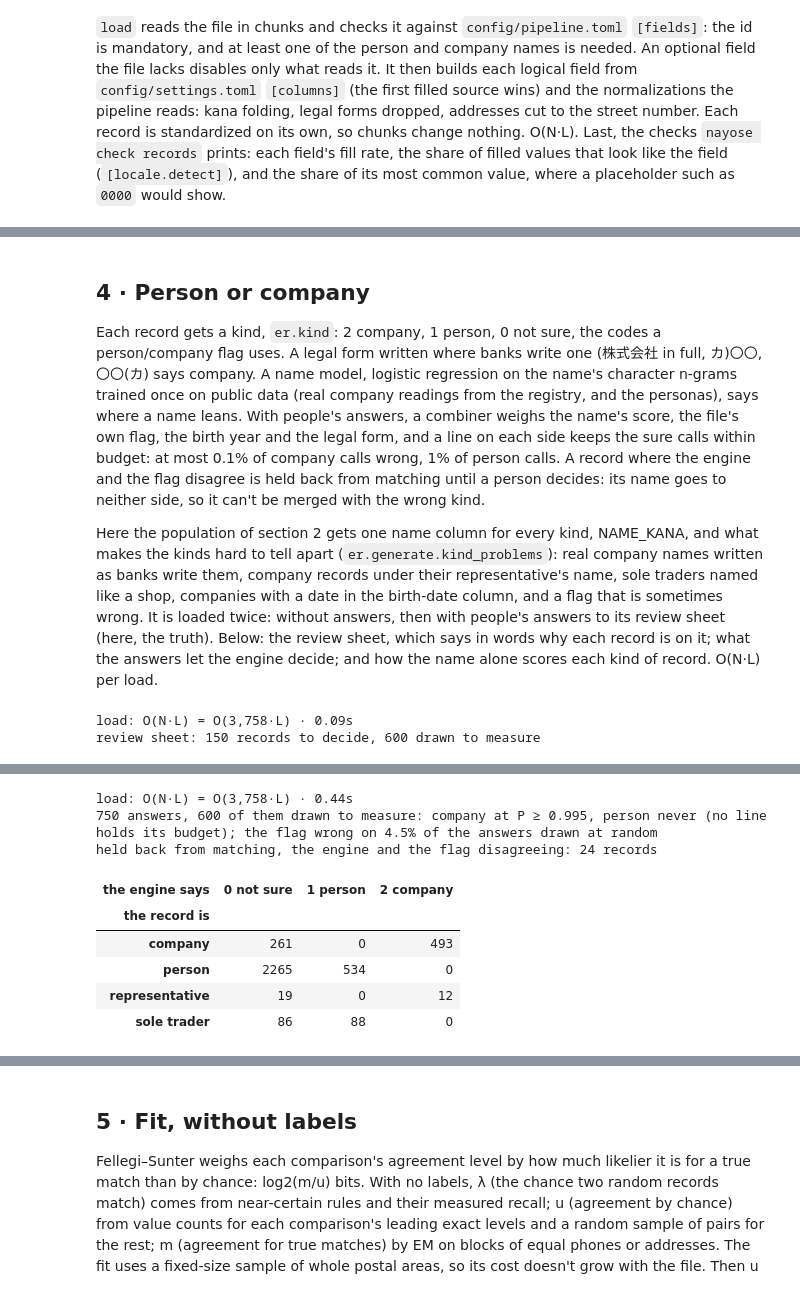
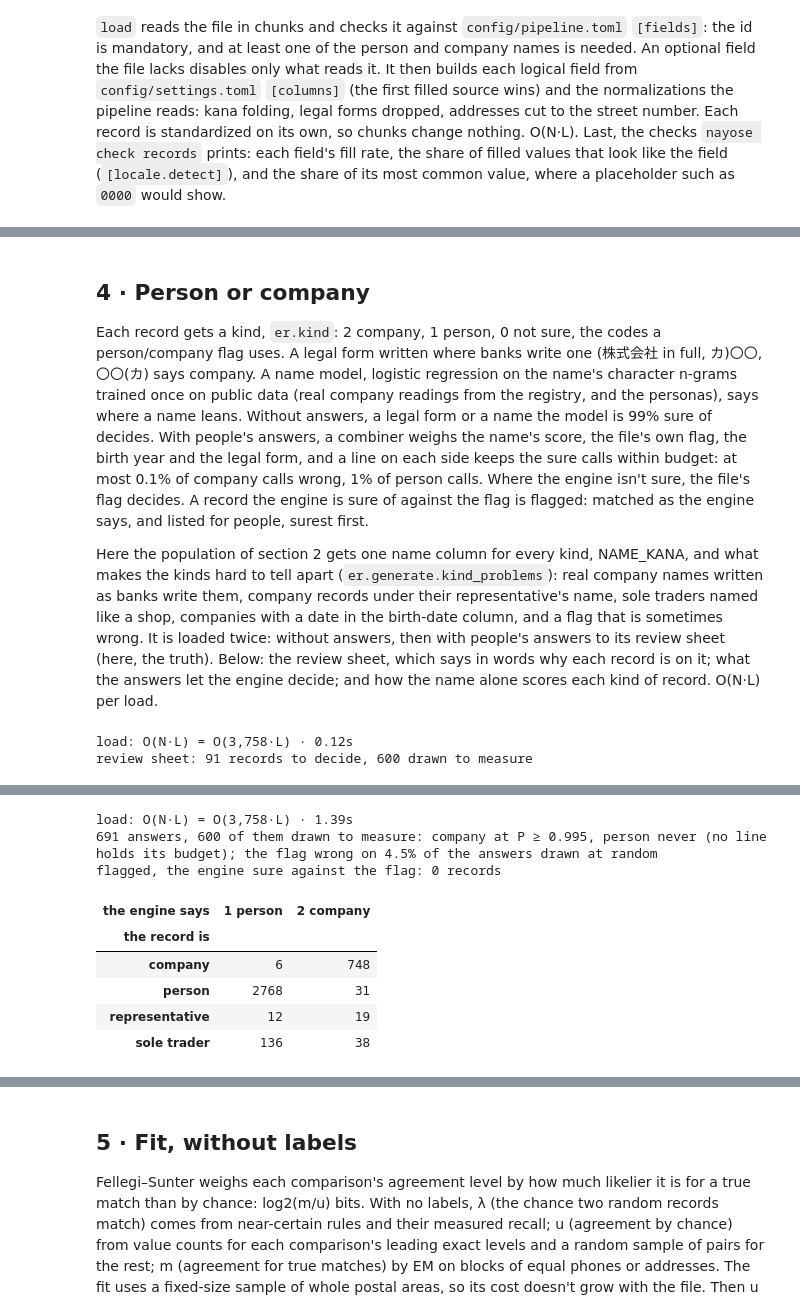
Before and after one commit to mvsbm/entity_matching, a Jupyter notebook: notebooks/demo.ipynb, the cells around one changed output, grey strips where cells are left out. Drawn from its saved outputs; the diff is of its cells as text; code cells hidden in the pictures.

```diff
--- a/notebooks/demo.ipynb
+++ b/notebooks/demo.ipynb
@@ -197,10 +197,10 @@ disabled: nothing: every optional field is in the file
 Each record gets a kind, `er.kind`: 2 company, 1 person, 0 not sure, the codes a person/company flag uses. A legal form
 written where banks write one (株式会社 in full, カ)〇〇, 〇〇(カ) says company. A name model, logistic regression on the
 name's character n-grams trained once on public data (real company readings from the registry, and the personas), says
-where a name leans. With people's answers, a combiner weighs the name's score, the file's own flag, the birth year and
+where a name leans. Without answers, a legal form or a name the model is 99% sure of decides. With people's answers, a combiner weighs the name's score, the file's own flag, the birth year and
 the legal form, and a line on each side keeps the sure calls within budget: at most 0.1% of company calls wrong, 1% of
-person calls. A record where the engine and the flag disagree is held back from matching until a person decides: its
-name goes to neither side, so it can't be merged with the wrong kind.
+person calls. Where the engine isn't sure, the file's flag decides. A record the engine is sure of against the flag is
+flagged: matched as the engine says, and listed for people, surest first.
 
 Here the population of section 2 gets one name column for every kind, NAME_KANA, and what makes the kinds hard to tell
 apart (`er.generate.kind_problems`): real company names written as banks write them, company records under their
@@ -215,7 +215,7 @@ kg.df.to_parquet(DEMO / "kinds.parquet", index=False)
 KS = shared_name(S, "NAME_KANA")  # every name field reads NAME_KANA: full_name and person_name where a record leans person, company_name where it leans company
 KFINAL = load_pipeline(S.root / "config" / "final.toml", KS.standardize, KS.chains, KS.columns)
 case = kg.truth.set_index(UID)["CASE"]
-kinds_of = lambda r: r.con.sql(f'SELECT "{UID}", kind_name AS name, kind_flag, birth_date, kind, kind_p, kind_by, name_p, kind_held FROM records').df()
+kinds_of = lambda r: r.con.sql(f'SELECT "{UID}", kind_name AS name, kind_flag, birth_date, kind, kind_p, kind_by, name_p, kind_flagged, kind_held FROM records').df()
 
 free = Run(KFINAL, KS)
 free.load(DEMO / "kinds.parquet")
@@ -235,7 +235,7 @@ line = lambda x, at: at if x <= 1 else "never (no line holds its budget)"
 print(f"{c.labels:,} answers, {c.measured:,} of them drawn to measure: company {line(f.line_company, f'at P ≥ {f.line_company:g}')}, "
       f"person {line(f.line_person, f'at P ≤ {1 - f.line_person:.3g}')}; the flag wrong on {c.flag_error:.1%} of the answers drawn at random")
 after = kinds_of(answered).set_index(UID).join(case.rename("case"))
-print(f"held back from matching, the engine and the flag disagreeing: {int(after['kind_held'].sum()):,} records")
+print(f"flagged, the engine sure against the flag: {int(after['kind_flagged'].sum()):,} records")
 display(pd.crosstab(after["case"], after["kind"].map(SAYS)).rename_axis(index="the record is", columns="the engine says"))
 
 fig, ax = plt.subplots(figsize=(10, 3))
@@ -248,8 +248,8 @@ ax.set(title="What the name alone says, by what the record is", xlabel="log-odds
 ax.legend()
 finish(fig)
 # %% [output]
-load: O(N·L) = O(3,758·L) · 0.09s
-review sheet: 150 records to decide, 600 drawn to measure
+load: O(N·L) = O(3,758·L) · 0.12s
+review sheet: 91 records to decide, 600 drawn to measure
 |  | why | reason | engine_says | name_says | flag | name |
 | 0 | decide | the engine is sure it is 2 compan... | 2 company | 2 company (100.0%) | 1 | ティーアンドピーサクセスマップジャパン(カ |
 | 1 | decide | the engine is sure it is 2 compan... | 2 company | 2 company (100.0%) | 1 | カ)ネイチャー |
@@ -260,12 +260,12 @@ review sheet: 150 records to decide, 600 drawn to measure
-load: O(N·L) = O(3,758·L) · 0.44s
-750 answers, 600 of them drawn to measure: company at P ≥ 0.995, person never (no line holds its budget); the flag wrong on 4.5% of the answers drawn at random
-held back from matching, the engine and the flag disagreeing: 24 records
+load: O(N·L) = O(3,758·L) · 1.39s
+691 answers, 600 of them drawn to measure: company at P ≥ 0.995, person never (no line holds its budget); the flag wrong on 4.5% of the answers drawn at random
+flagged, the engine sure against the flag: 0 records
-| the engine says | 0 not sure | 1 person | 2 company |
-| the record is |  |  |  |
-| company | 261 | 0 | 493 |
-| person | 2265 | 534 | 0 |
-| representative | 19 | 0 | 12 |
-| sole trader | 86 | 88 | 0 |
+| the engine says | 1 person | 2 company |
+| the record is |  |  |
+| company | 6 | 748 |
+| person | 2768 | 31 |
+| representative | 12 | 19 |
+| sole trader | 136 | 38 |
 [drawing not drawn]
 # %% [markdown]
 ## 5 · Fit, without labels
```
Also changed, not shown: parts of 10 cells of this notebook, 26 other files.
